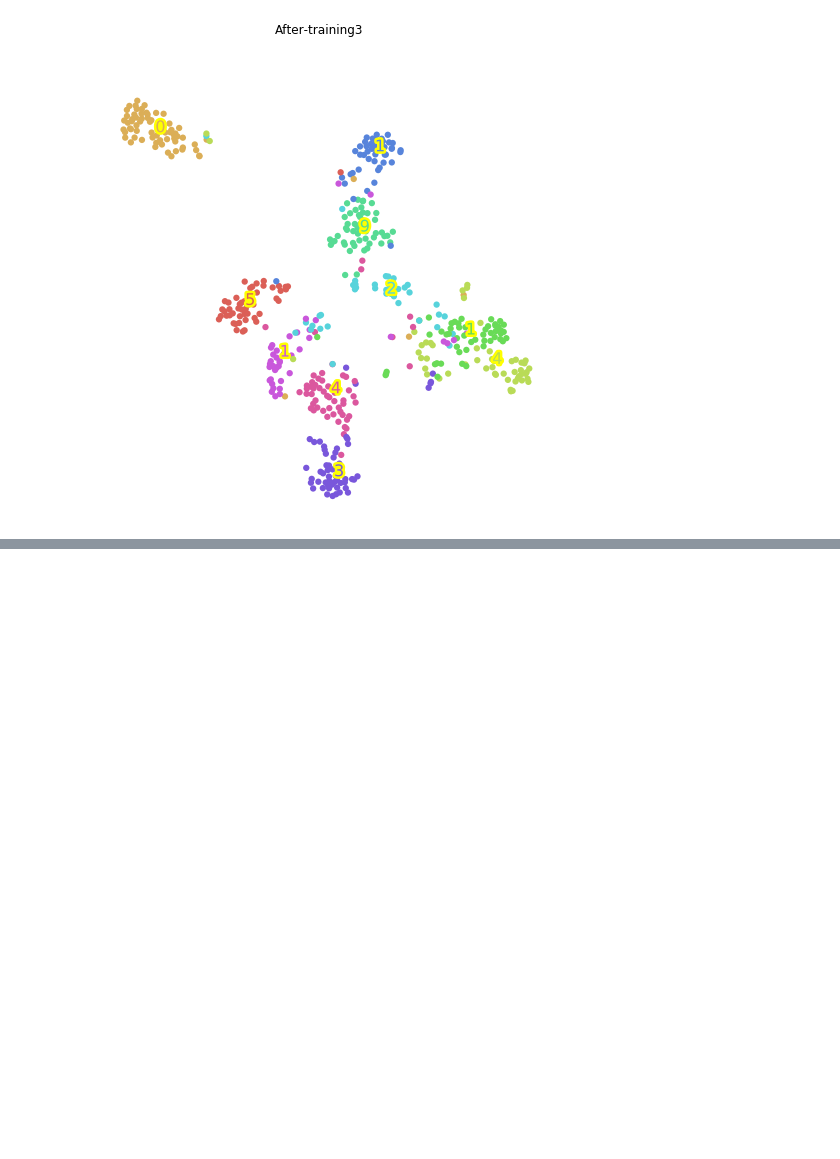
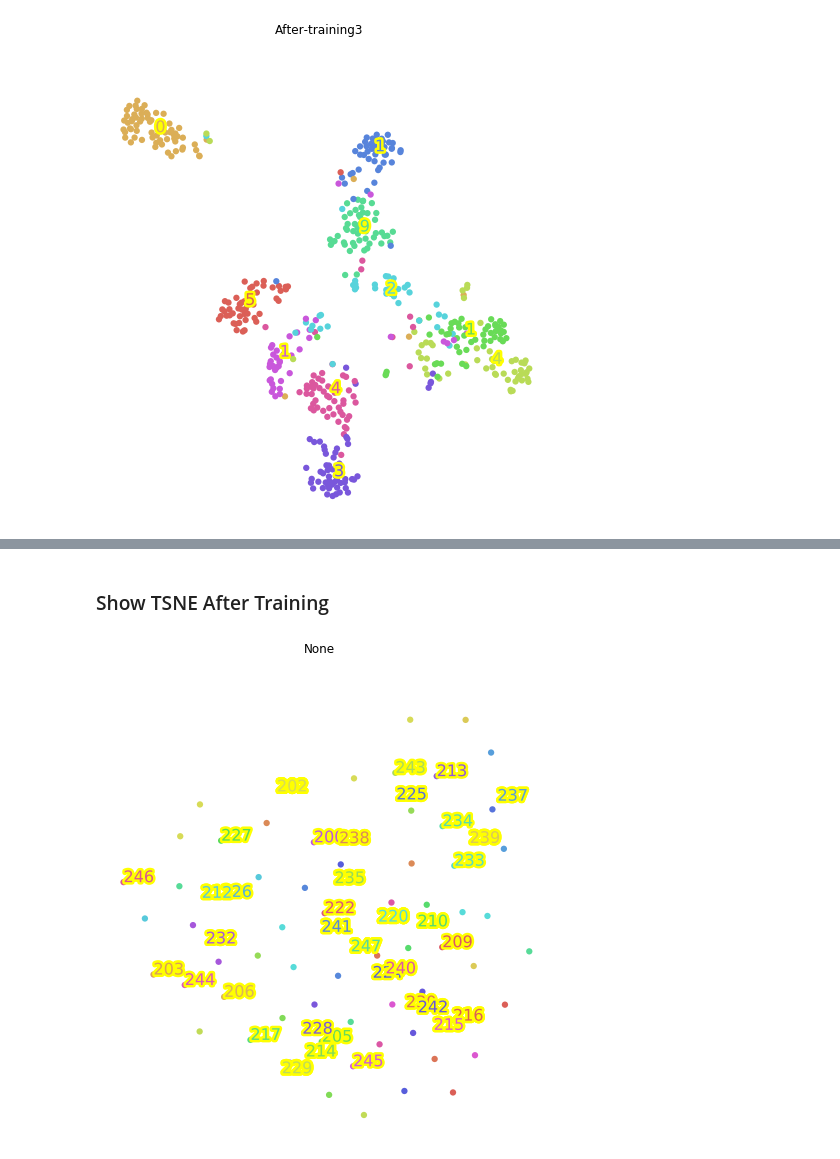
Before and after one commit to jblupus/ammd-siamesas, a Jupyter notebook: AMMD2_Siamesas_01.ipynb, the cells around one changed output, grey strips where cells are left out. Cells and saved outputs as stored; diff of their text form; code cells hidden in the pictures; blank space fills up the shorter version.

```diff
--- a/AMMD2_Siamesas_01.ipynb
+++ b/AMMD2_Siamesas_01.ipynb
@@ -372,0 +340,10 @@ plot_sample(X_a_val/255, X_b_val/255, y_val)
+# %% [markdown]
+### Show TSNE After Training
+# %%
+embs = embs_model.predict(X_val)
+labels = Y_val[:, 0].astype(int)
+
+embs_2d = TSNE().fit_transform(embs)
+scatter(embs_2d, labels)
+# %% [output]
+[figure, added]
```
Also changed, not shown: parts of 18 cells of this notebook, 4 other files.
